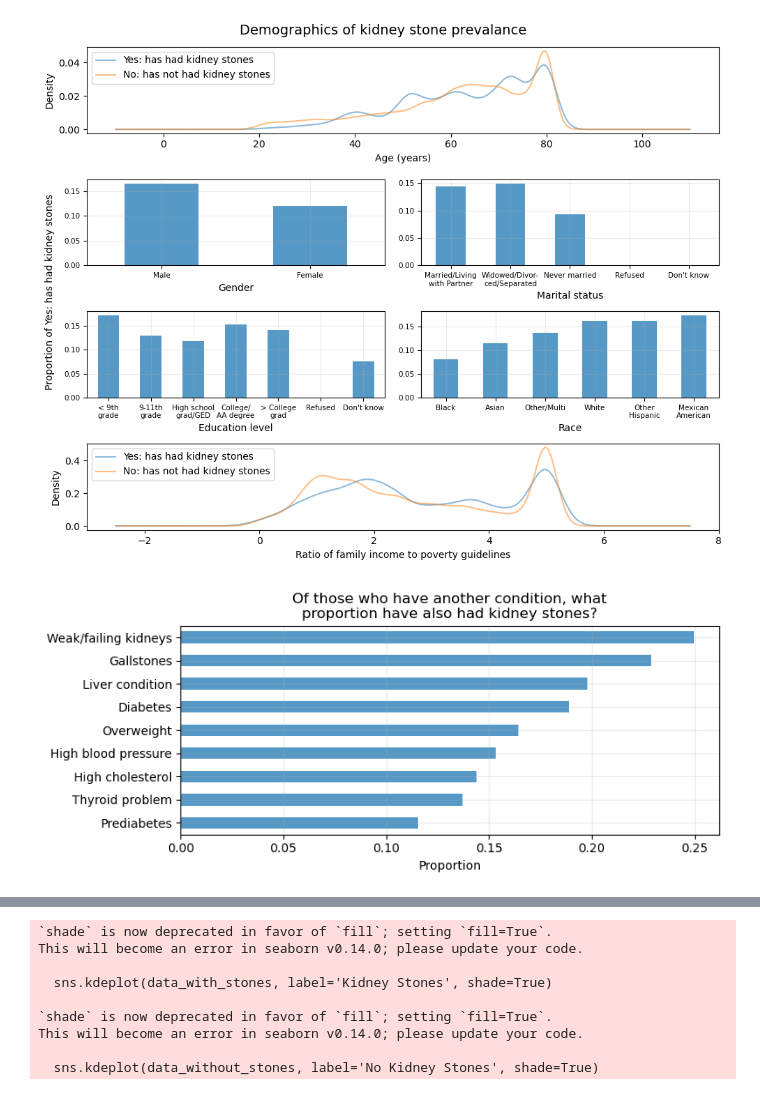
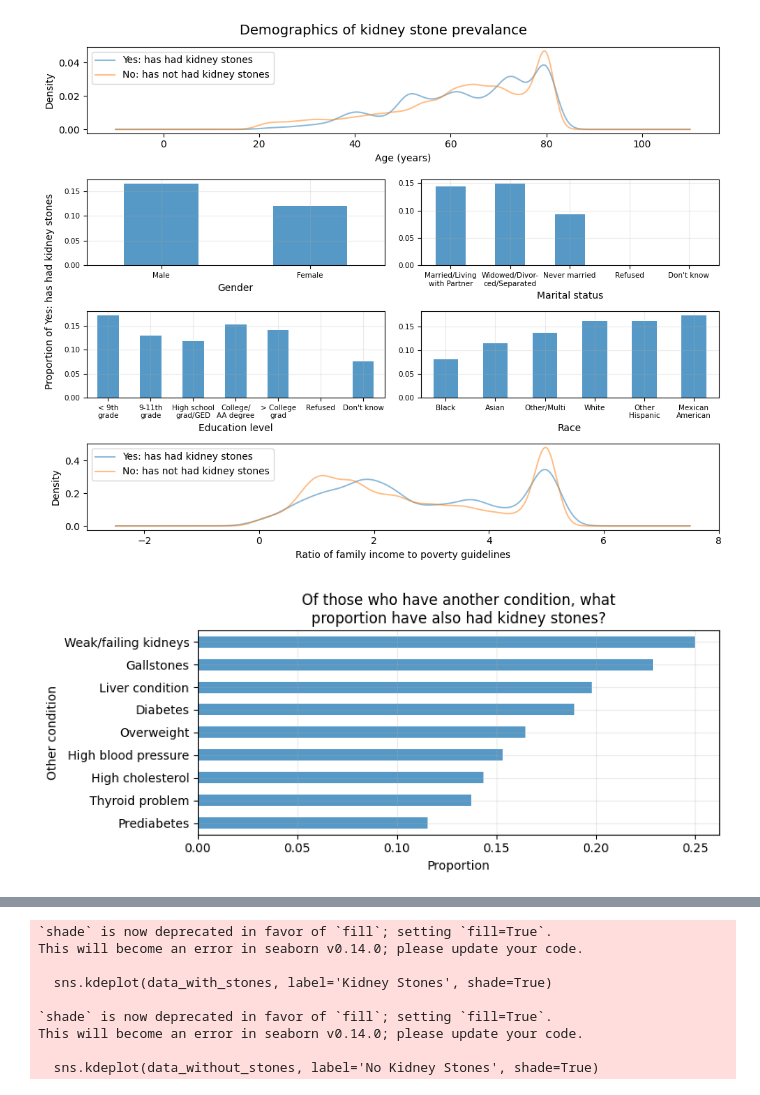
Before and after one commit to dvnguyen02/DATA301-Project, a Jupyter notebook: EDA/background-and-data.ipynb, the cells around one changed output, grey strips where cells are left out. Cells and saved outputs as stored; diff of their text form; code cells hidden in the pictures.

Commit message:
update some figures

```diff
--- a/EDA/background-and-data.ipynb
+++ b/EDA/background-and-data.ipynb
@@ -326,16 +326,17 @@ cond_df = cond_df.T
 # %%
 fig, ax = plt.subplots(figsize = (8,3.5))
 
 cond_df[1].sort_values().plot.barh(ax = ax, alpha = 0.75)
 ax.set_title("Of those who have another condition, what\nproportion have also had kidney stones?")
 ax.grid(alpha = 0.25)
 ax.set_xlabel("Proportion")
+ax.set_ylabel("Other condition")
 
 plt.tight_layout()
-plt.savefig("../results/figures/cond_ks_prop.png")
+#plt.savefig("../results/figures/cond_ks_prop.png")
 plt.show()
 # %% [output]
-[figure, old version]
+[figure, new version]
 # %%
 lab_cols = ["LBXSBU", "LBXSCA", "LBXSUA", "URDACT", "LBXGLU", "URXUPB"]
 lab_names = [
```
Also changed, not shown: parts of 8 cells of this notebook.
